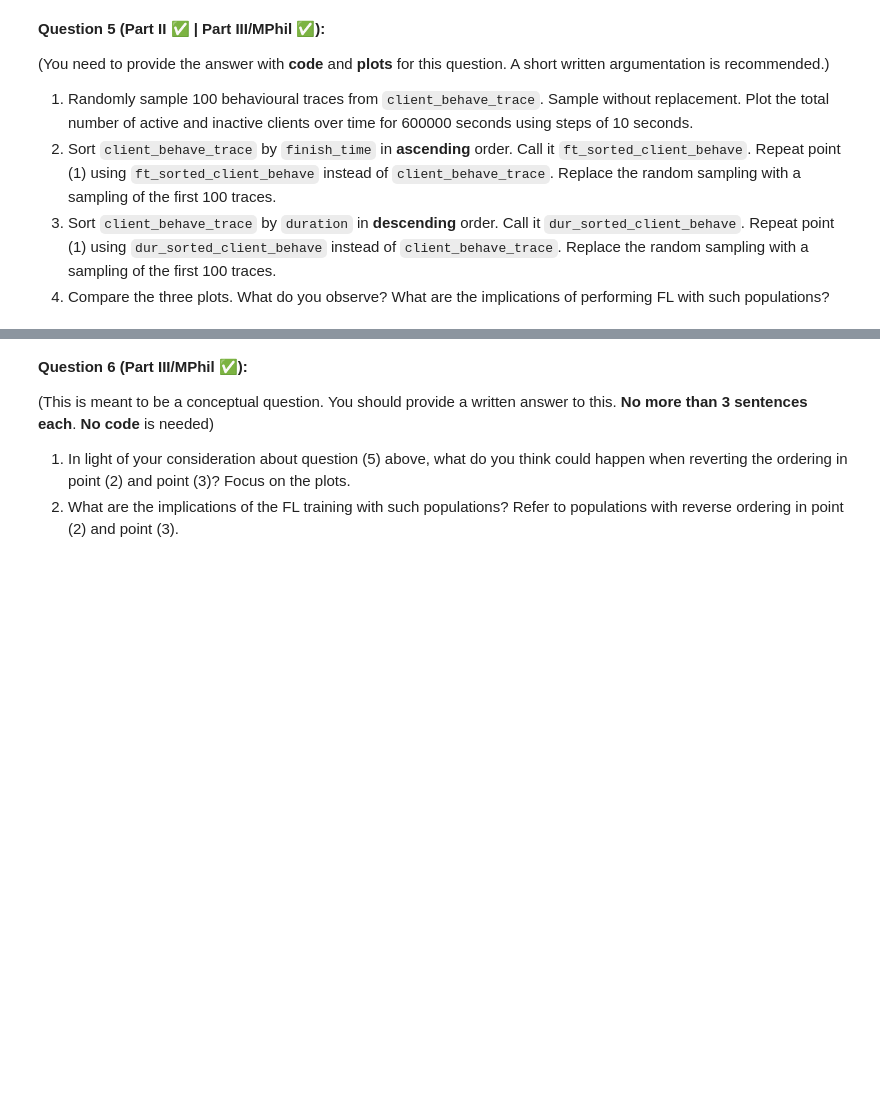
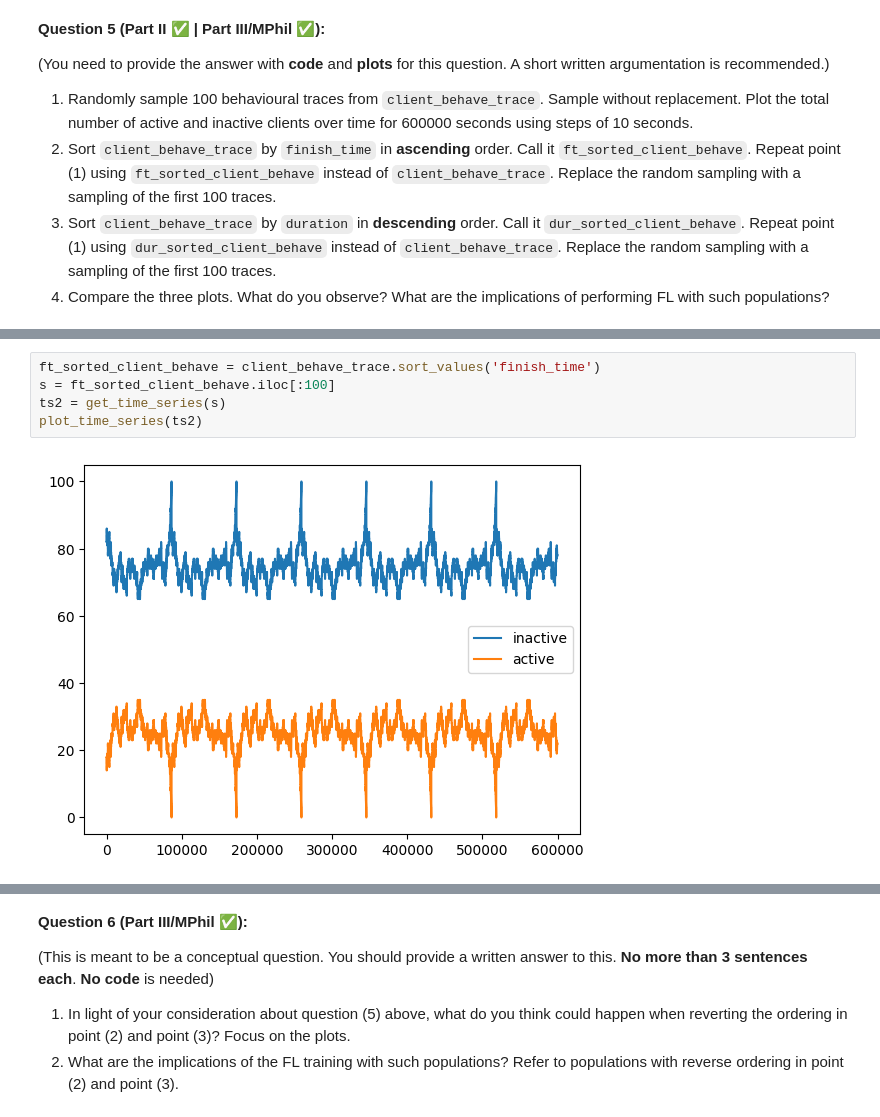
Before and after one commit to satnavpt/L361-Federated-Learning, a Jupyter notebook: L361_Lab_3_Devices_Heterogeneity.ipynb, the cells around one changed output, grey strips where cells are left out. Cells and saved outputs as stored; diff of their text form; blank space fills up the shorter version.

```diff
--- a/L361_Lab_3_Devices_Heterogeneity.ipynb
+++ b/L361_Lab_3_Devices_Heterogeneity.ipynb
@@ -490,0 +585,7 @@ plt.show()
+# %%
+ft_sorted_client_behave = client_behave_trace.sort_values('finish_time')
+s = ft_sorted_client_behave.iloc[:100]
+ts2 = get_time_series(s)
+plot_time_series(ts2)
+# %% [output]
+[figure, added]
```
Also changed, not shown: parts of 29 cells of this notebook.
